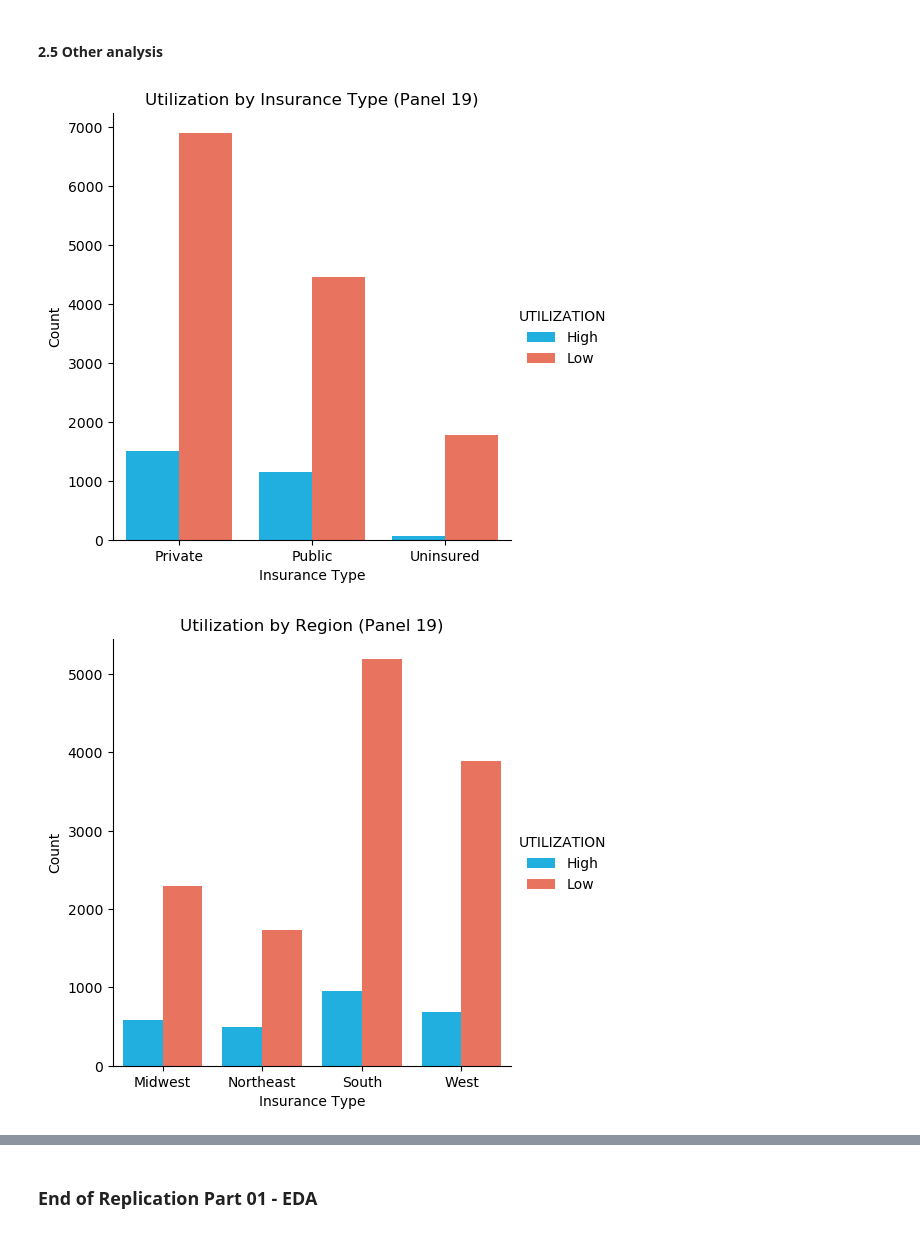
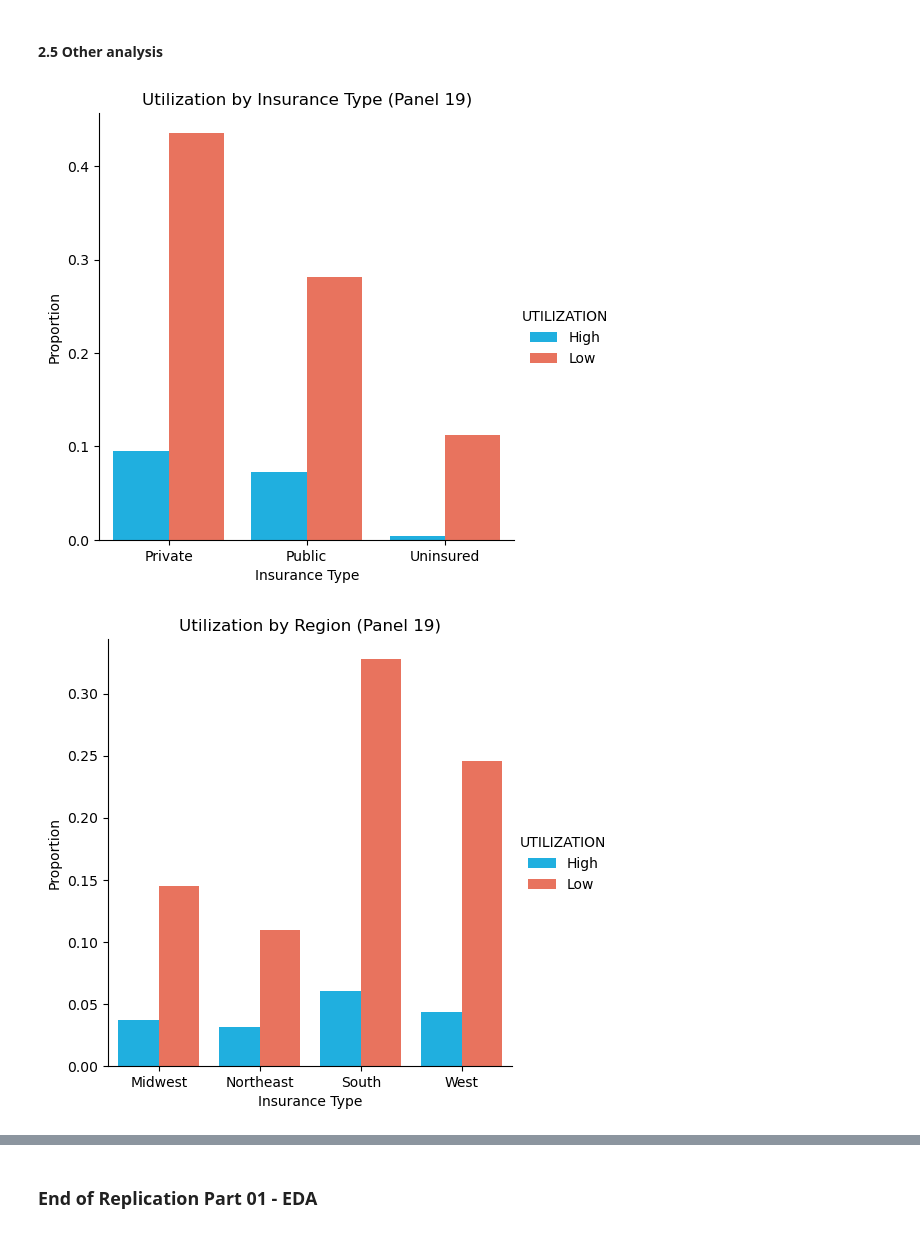
Before and after one commit to 474benchen/capstone_replication, a Jupyter notebook: replication-project-part-02-model-dev-fairness-eval.ipynb, the cells around one changed output, grey strips where cells are left out. Cells and saved outputs as stored; diff of their text form; code cells hidden in the pictures.

```diff
--- a/replication-project-part-02-model-dev-fairness-eval.ipynb
+++ b/replication-project-part-02-model-dev-fairness-eval.ipynb
@@ -452,33 +452,36 @@ plt.show()
 # %%
 # Comparing utilization between different insurance types
 # It seems that those with Public insurance tend to have a relatively higher utilization score
 
 ins_df = df_panel_19_reduced.copy()[['INSCOV', 'UTILIZATION', 'AGE']]
 ins_df = ins_df[ins_df['INSCOV'] != -1]
 ins_df['INSCOV'] = ins_df['INSCOV'].replace({1: "Private", 2: "Public", 3: "Uninsured"})
 ins_df['UTILIZATION'] = ins_df['UTILIZATION'].replace({0: "Low", 1: "High"})
 ins_df = ins_df.groupby(['UTILIZATION', 'INSCOV'])['AGE'].count().reset_index()
-sns.catplot(data=ins_df, kind="bar", x="INSCOV", y="AGE", hue="UTILIZATION", palette=['deepskyblue', 'tomato'])
+ins_df['PROPS'] = ins_df['AGE'] / (ins_df['AGE'].sum())
+
+sns.catplot(data=ins_df, kind="bar", x="INSCOV", y="PROPS", hue="UTILIZATION", palette=['deepskyblue', 'tomato'])
 plt.title('Utilization by Insurance Type (Panel 19)')
-plt.ylabel('Count')
+plt.ylabel('Proportion')
 plt.xlabel('Insurance Type')
 plt.show()
 # %% [output]
-[figure, old version]
+[figure, new version]
 # %%
 reg_df = df_panel_19_reduced.copy()[['REGION', 'UTILIZATION', 'AGE']]
 reg_df = reg_df[reg_df['REGION'] != -1]
 reg_df['REGION'] = reg_df['REGION'].replace({1: "Northeast", 2: "Midwest", 3: "South", 4: 'West'})
 reg_df['UTILIZATION'] = reg_df['UTILIZATION'].replace({0: "Low", 1: "High"})
 reg_df = reg_df.groupby(['UTILIZATION', 'REGION'])['AGE'].count().reset_index()
+reg_df['PROPS'] = reg_df['AGE'] / (reg_df['AGE'].sum())
 
-sns.catplot(data=reg_df, kind="bar", x="REGION", y="AGE", hue="UTILIZATION", palette=['deepskyblue', 'tomato'])
+sns.catplot(data=reg_df, kind="bar", x="REGION", y="PROPS", hue="UTILIZATION", palette=['deepskyblue', 'tomato'])
 plt.title('Utilization by Region (Panel 19)')
-plt.ylabel('Count')
+plt.ylabel('Proportion')
 plt.xlabel('Insurance Type')
 plt.show()
 # %% [output]
-[figure, old version]
+[figure, new version]
 # %%
 # looking at diseases by region
 
```
Also changed, not shown: parts of 6 cells of this notebook.
